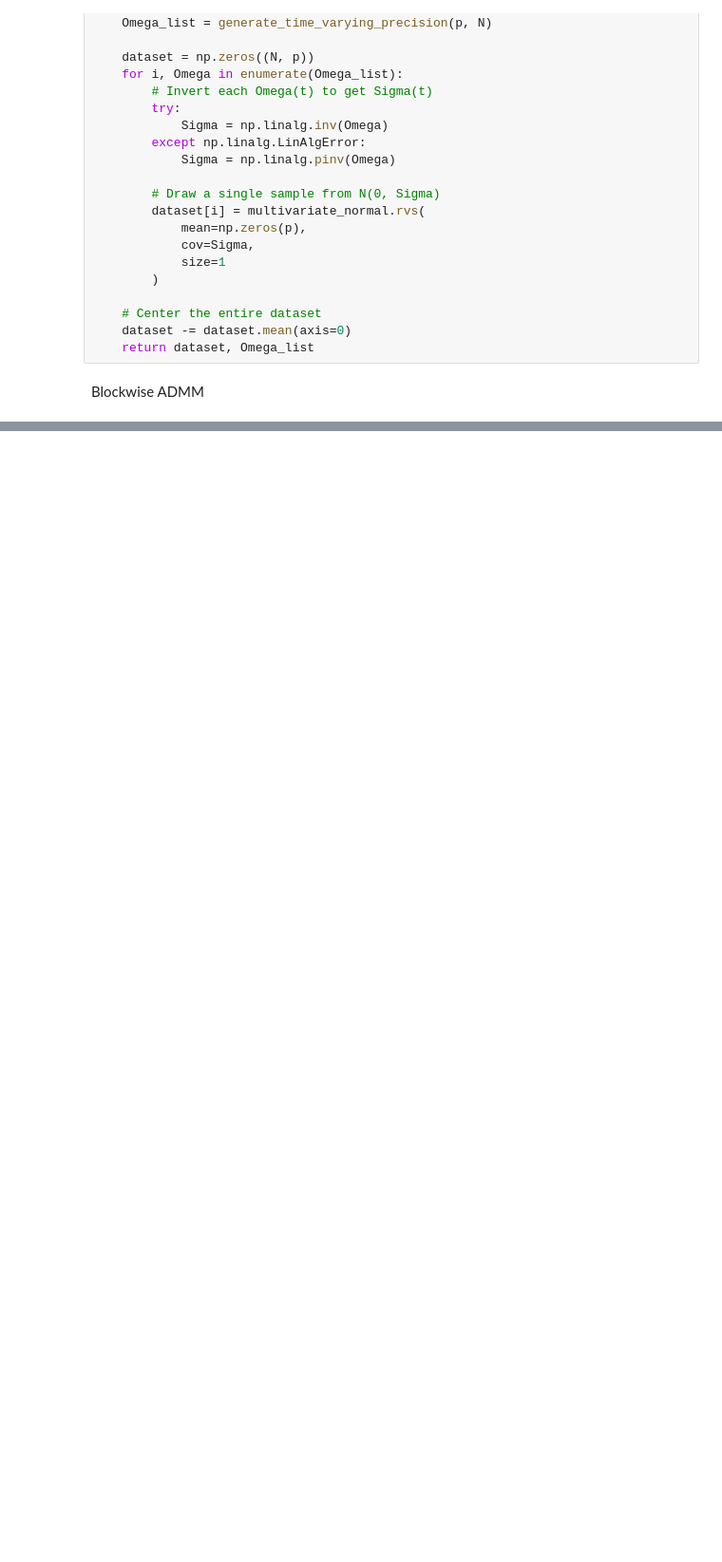
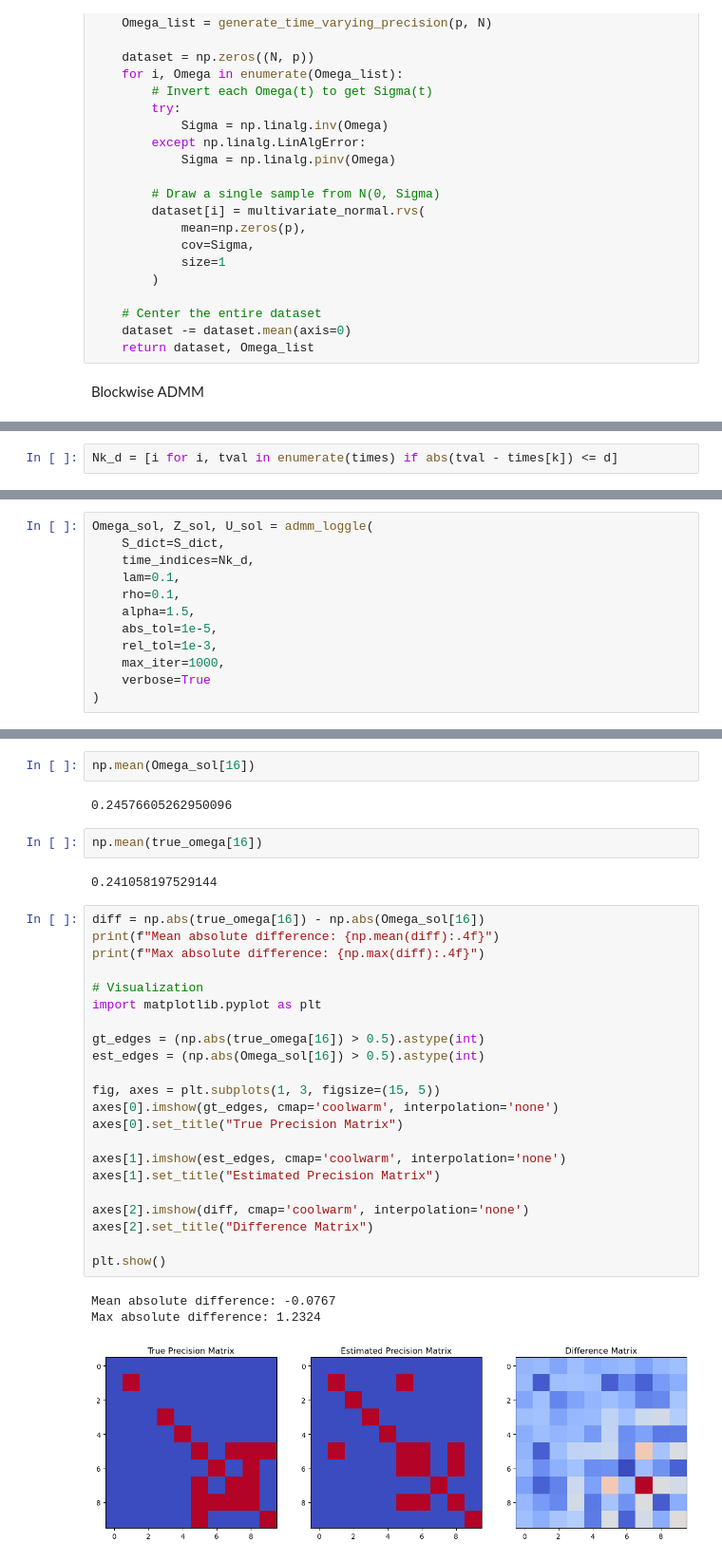
Before and after one commit to rohithmada00/loggle-python, a Jupyter notebook: loggle_fast_blockwise.ipynb, the cells around one changed output, grey strips where cells are left out. Shown at 95% size. Saved outputs shown, nothing was run; the diff lists cells and outputs as text; blank space fills up the shorter version.

```diff
--- a/loggle_fast_blockwise.ipynb
+++ b/loggle_fast_blockwise.ipynb
@@ -102,0 +337,2 @@ Blockwise ADMM
+# %%
+Nk_d = [i for i, tval in enumerate(times) if abs(tval - times[k]) <= d]
@@ -102,0 +343,12 @@ Blockwise ADMM
+# %%
+Omega_sol, Z_sol, U_sol = admm_loggle(
+    S_dict=S_dict,
+    time_indices=Nk_d,
+    lam=0.1,
+    rho=0.1,
+    alpha=1.5,
+    abs_tol=1e-5,
+    rel_tol=1e-3,
+    max_iter=1000,
+    verbose=True
+)
@@ -102,0 +365,34 @@ Blockwise ADMM
+# %%
+np.mean(Omega_sol[16])
+# %% [output]
+0.24576605262950096
+# %%
+np.mean(true_omega[16])
+# %% [output]
+0.241058197529144
+# %%
+diff = np.abs(true_omega[16]) - np.abs(Omega_sol[16])
+print(f"Mean absolute difference: {np.mean(diff):.4f}")
+print(f"Max absolute difference: {np.max(diff):.4f}")
+
+# Visualization
+import matplotlib.pyplot as plt
+
+gt_edges = (np.abs(true_omega[16]) > 0.5).astype(int)
+est_edges = (np.abs(Omega_sol[16]) > 0.5).astype(int)
+
+fig, axes = plt.subplots(1, 3, figsize=(15, 5))
+axes[0].imshow(gt_edges, cmap='coolwarm', interpolation='none')
+axes[0].set_title("True Precision Matrix")
+
+axes[1].imshow(est_edges, cmap='coolwarm', interpolation='none')
+axes[1].set_title("Estimated Precision Matrix")
+
+axes[2].imshow(diff, cmap='coolwarm', interpolation='none')
+axes[2].set_title("Difference Matrix")
+
+plt.show()
+# %% [output]
+Mean absolute difference: -0.0767
+Max absolute difference: 1.2324
+[figure, added]
```
Also changed, not shown: parts of 8 cells of this notebook.
